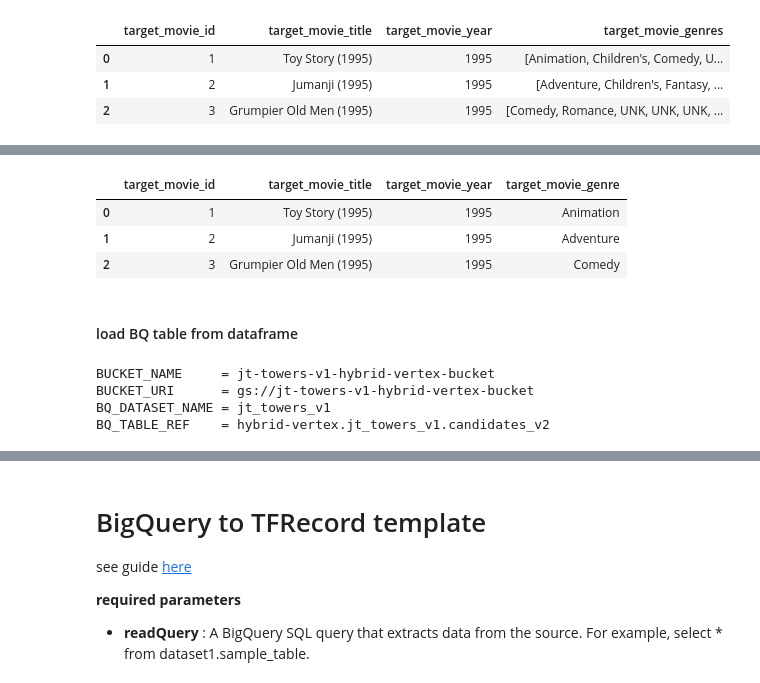
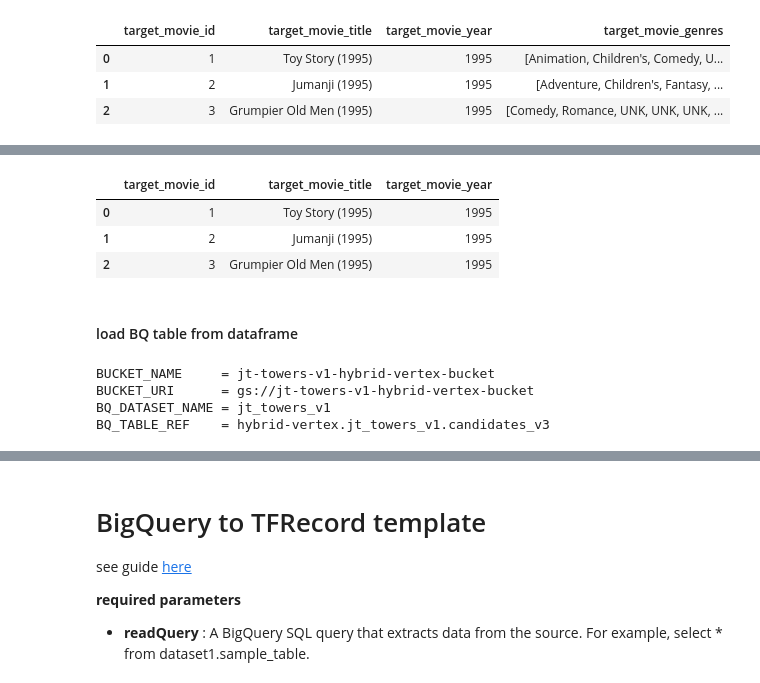
Before and after one commit to tottenjordan/crispy_towers, a Jupyter notebook: notebooks/00_data_prep.ipynb, the cells around one changed output, grey strips where cells are left out. Saved outputs shown, nothing was run; the diff lists cells and outputs as text; code cells hidden in the pictures.

```diff
--- a/notebooks/00_data_prep.ipynb
+++ b/notebooks/00_data_prep.ipynb
@@ -320,5 +329,0 @@ df_all.head(5)
-# %%
-# movies_tfds = tfds.load("movielens/100k-movies", split="train")
-
-for x in movies_tfds.take(1).as_numpy_iterator():
-    pprint(x)
@@ -444,23 +420,3 @@ movies_df.head(3)
 | 0 | 1 | Toy Story (1995) | 1995 | [Animation, Children's, Comedy, U... |
 | 1 | 2 | Jumanji (1995) | 1995 | [Adventure, Children's, Fantasy, ... |
 | 2 | 3 | Grumpier Old Men (1995) | 1995 | [Comedy, Romance, UNK, UNK, UNK, ... |
-# %%
-# dict_df = dict(movies_df)
-# # dict_df['target_movie_id']
-# # dict_df['target_movie_title']
-# # dict_df['target_movie_year']
-# dict_df['target_movie_genres'][0]
-
-# records = movies_df.to_dict('records')
-# records[0]
-
-# drop cols
-movies_df = movies_df.drop(
-    columns=[
-        # 'jts_movie_genre',
-        # "movie_genre_string",
-        # 'genres_n',
-        # 'genres_raw'
-    ]
-)
-movies_df.head()
@@ -484,22 +433,25 @@ movies_df.head(3)
 | 2 | 3 | Grumpier Old Men (1995) | 1995 | [Comedy, Romance, UNK, UNK, UNK, ... | Comedy |
 # %%
 preped_movies_df = movies_df.drop(
-    columns=['target_movie_genres']
+    columns=[
+        "target_movie_genres",
+        "target_movie_genre"
+    ]
 )
 
 preped_movies_df.head(3)
 # %% [output]
-|  | target_movie_id | target_movie_title | target_movie_year | target_movie_genre |
-| 0 | 1 | Toy Story (1995) | 1995 | Animation |
-| 1 | 2 | Jumanji (1995) | 1995 | Adventure |
-| 2 | 3 | Grumpier Old Men (1995) | 1995 | Comedy |
+|  | target_movie_id | target_movie_title | target_movie_year |
+| 0 | 1 | Toy Story (1995) | 1995 |
+| 1 | 2 | Jumanji (1995) | 1995 |
+| 2 | 3 | Grumpier Old Men (1995) | 1995 |
 # %% [markdown]
 #### load BQ table from dataframe
 # %%
 BQ_DATASET_NAME = f"{env_config.BUCKET_NAME.lower().replace(env_config.PROJECT_ID,'')}"
 BQ_DATASET_NAME = BQ_DATASET_NAME.replace('bucket','').replace('-','_').replace('__','_').rstrip("_")
 
-BQ_TABLE_NAME = "candidates_v2"
+BQ_TABLE_NAME = "candidates_v3"
 
 BQ_TABLE_REF = f"{env_config.PROJECT_ID}.{BQ_DATASET_NAME}.{BQ_TABLE_NAME}"
 
@@ -511,7 +463,7 @@ print(f"BQ_TABLE_REF    = {BQ_TABLE_REF}")
 BUCKET_NAME     = jt-towers-v1-hybrid-vertex-bucket
 BUCKET_URI      = gs://jt-towers-v1-hybrid-vertex-bucket
 BQ_DATASET_NAME = jt_towers_v1
-BQ_TABLE_REF    = hybrid-vertex.jt_towers_v1.candidates_v2
+BQ_TABLE_REF    = hybrid-vertex.jt_towers_v1.candidates_v3
 # %%
 job_config = bigquery.LoadJobConfig(
     schema=[
```
Also changed, not shown: parts of 32 cells of this notebook, 8 other files.
